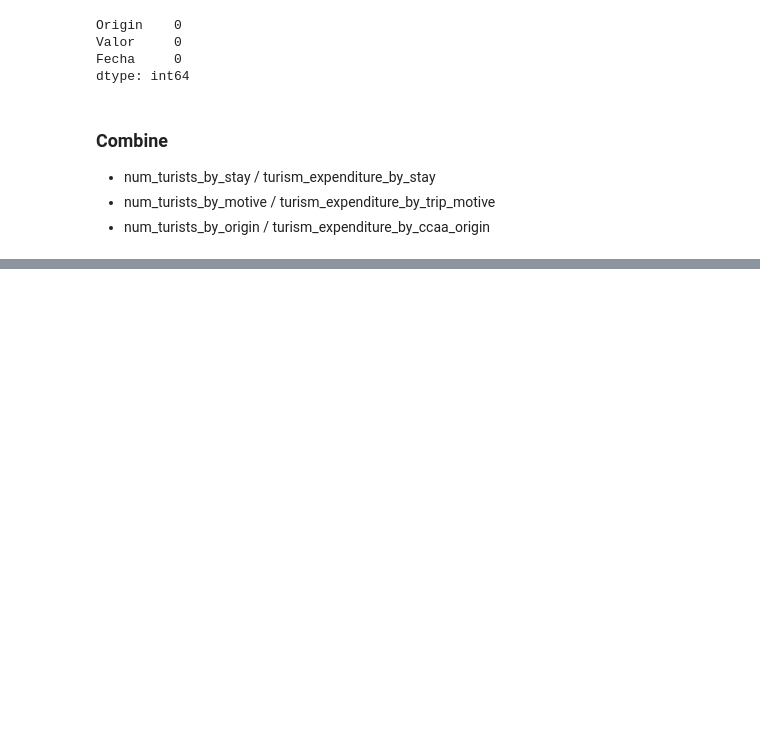
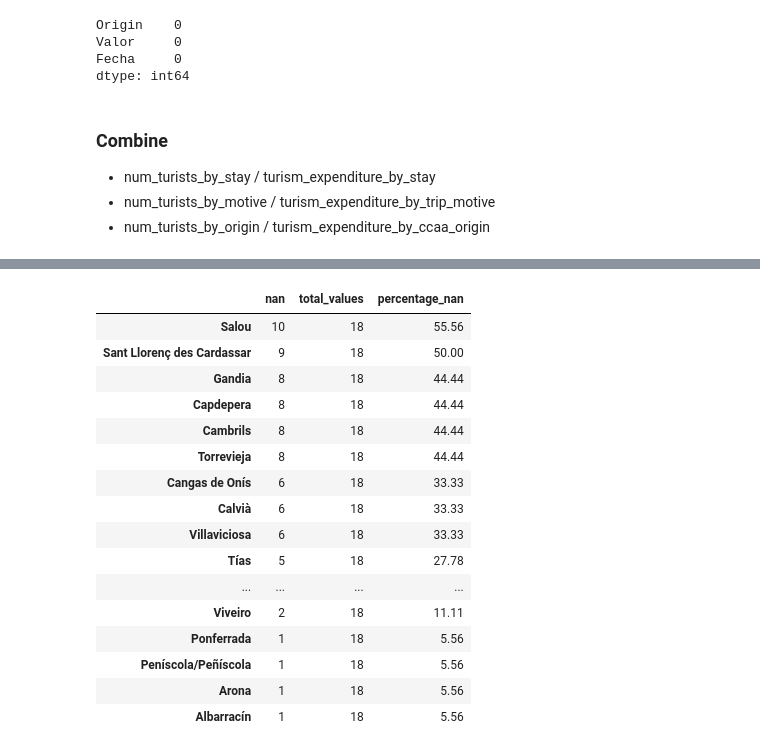
Before and after one commit to ameliapt/MBProject, a Jupyter notebook: notebooks/Datasets - Extract data and store tables.ipynb, the cells around one changed output, grey strips where cells are left out. Saved outputs shown, nothing was run; the diff lists cells and outputs as text; code cells hidden in the pictures; blank space fills up the shorter version.

```diff
--- a/notebooks/Datasets - Extract data and store tables.ipynb
+++ b/notebooks/Datasets - Extract data and store tables.ipynb
@@ -774,0 +1585,3 @@ num_tur_origin_full.to_excel(path+file_name)
+# %%
+hotels_adr_full = normalize_json(hotels_adr)
+hotels_adr_full['info'].unique()
@@ -774,0 +1606,3 @@ num_tur_origin_full.to_excel(path+file_name)
+# %%
+hotels_adr_full = hotels_adr_full.loc[hotels_adr_full['info'].str.contains('Dato base.')]
+hotels_adr_full['info'].unique()
@@ -774,0 +1627,4 @@ num_tur_origin_full.to_excel(path+file_name)
+# %%
+hotels_adr_full['tourist_point'] = hotels_adr_full['info'].apply(lambda x: x.split('.')[0])
+hotels_adr_full = hotels_adr_full.drop('info', axis=1)
+hotels_adr_full.head()
@@ -774,0 +1645,3 @@ num_tur_origin_full.to_excel(path+file_name)
+# %%
+missing_values = hotels_adr_full[hotels_adr_full['Valor'].isna()]
+missing_values['tourist_point'].unique()
@@ -774,0 +1657,26 @@ num_tur_origin_full.to_excel(path+file_name)
+# %%
+nan_df = pd.DataFrame()
+
+nan_df['nan'] = missing_values['tourist_point'].value_counts()
+nan_df['total_values'] = hotels_adr_full['tourist_point'].value_counts()
+nan_df['percentage_nan'] = round((missing_values['tourist_point'].value_counts()/hotels_adr_full['tourist_point'].value_counts())*100,2)
+
+display(nan_df)
+# %% [output]
+|  | nan | total_values | percentage_nan |
+| Salou | 10 | 18 | 55.56 |
+| Sant Llorenç des Cardassar | 9 | 18 | 50.00 |
+| Gandia | 8 | 18 | 44.44 |
+| Capdepera | 8 | 18 | 44.44 |
+| Cambrils | 8 | 18 | 44.44 |
+| Torrevieja | 8 | 18 | 44.44 |
+| Cangas de Onís | 6 | 18 | 33.33 |
+| Calvià | 6 | 18 | 33.33 |
+| Villaviciosa | 6 | 18 | 33.33 |
+| Tías | 5 | 18 | 27.78 |
+| ... | ... | ... | ... |
+| Viveiro | 2 | 18 | 11.11 |
+| Ponferrada | 1 | 18 | 5.56 |
+| Peníscola/Peñíscola | 1 | 18 | 5.56 |
+| Arona | 1 | 18 | 5.56 |
+| Albarracín | 1 | 18 | 5.56 |
```
Also changed, not shown: parts of 105 cells of this notebook.
